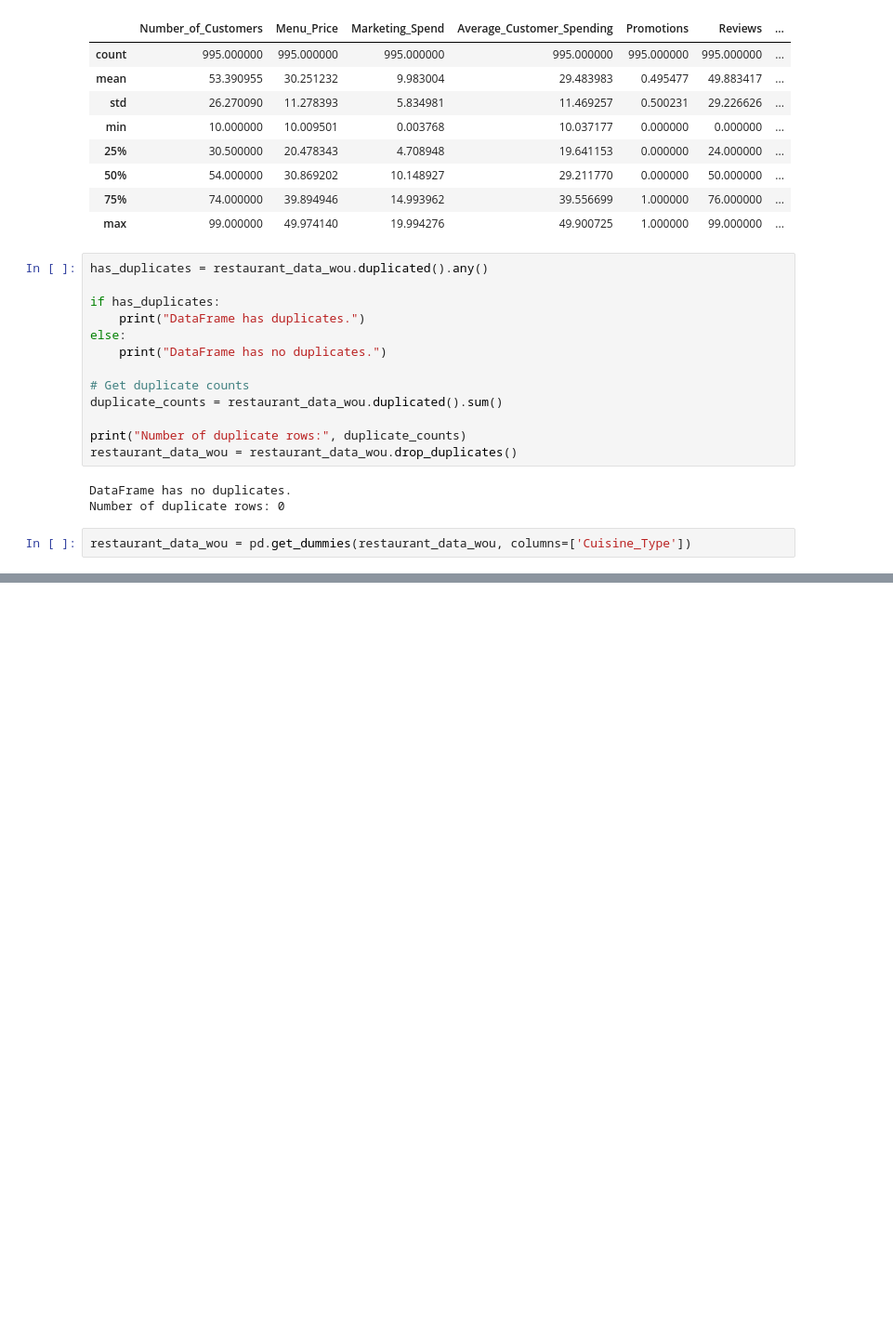
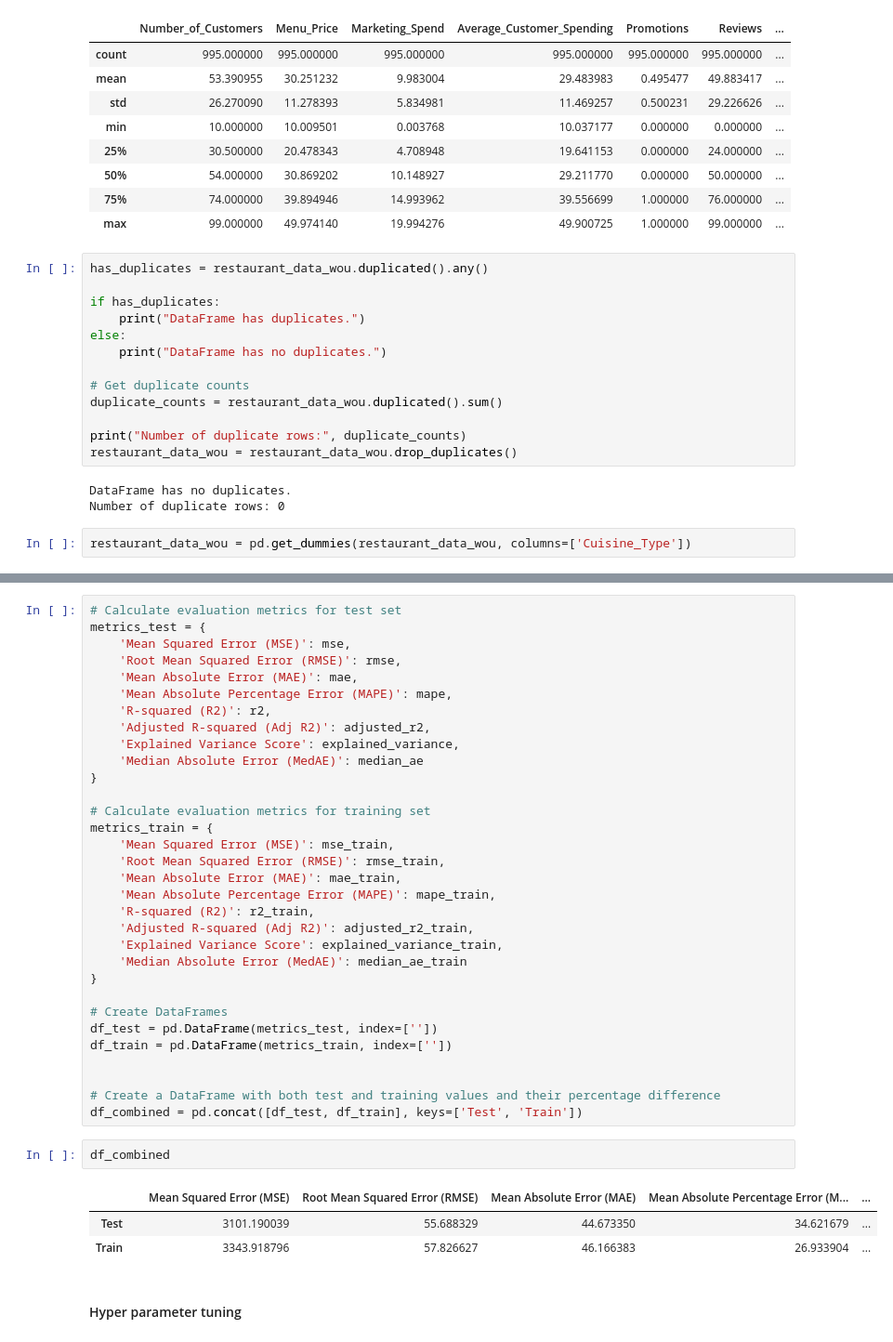
Before and after one commit to letsaemokhutli/capstone_project, a Jupyter notebook: capstone_prep_file.ipynb, the cells around one changed output, grey strips where cells are left out. Shown at 93% size. Saved outputs shown, nothing was run; the diff lists cells and outputs as text; blank space fills up the shorter version.

```diff
--- a/capstone_prep_file.ipynb
+++ b/capstone_prep_file.ipynb
@@ -269,0 +368,40 @@ NameError: name 'X_train_selected' is not defined
+# %%
+# Calculate evaluation metrics for test set
+metrics_test = {
+    'Mean Squared Error (MSE)': mse,
+    'Root Mean Squared Error (RMSE)': rmse,
+    'Mean Absolute Error (MAE)': mae,
+    'Mean Absolute Percentage Error (MAPE)': mape,
+    'R-squared (R2)': r2,
+    'Adjusted R-squared (Adj R2)': adjusted_r2,
+    'Explained Variance Score': explained_variance,
+    'Median Absolute Error (MedAE)': median_ae
+}
+
+# Calculate evaluation metrics for training set
+metrics_train = {
+    'Mean Squared Error (MSE)': mse_train,
+    'Root Mean Squared Error (RMSE)': rmse_train,
+    'Mean Absolute Error (MAE)': mae_train,
+    'Mean Absolute Percentage Error (MAPE)': mape_train,
+    'R-squared (R2)': r2_train,
+    'Adjusted R-squared (Adj R2)': adjusted_r2_train,
+    'Explained Variance Score': explained_variance_train,
+    'Median Absolute Error (MedAE)': median_ae_train
+}
+
+# Create DataFrames
+df_test = pd.DataFrame(metrics_test, index=[''])
+df_train = pd.DataFrame(metrics_train, index=[''])
+
+
+# Create a DataFrame with both test and training values and their percentage difference
+df_combined = pd.concat([df_test, df_train], keys=['Test', 'Train'])
+# %%
+df_combined
+# %% [output]
+|  |  | Mean Squared Error (MSE) | Root Mean Squared Error (RMSE) | Mean Absolute Error (MAE) | Mean Absolute Percentage Error (M... | ... |
+| Test |  | 3101.190039 | 55.688329 | 44.673350 | 34.621679 | ... |
+| Train |  | 3343.918796 | 57.826627 | 46.166383 | 26.933904 | ... |
+# %% [markdown]
+#### Hyper parameter tuning
```
Also changed, not shown: parts of 24 cells of this notebook, 1 other file.
